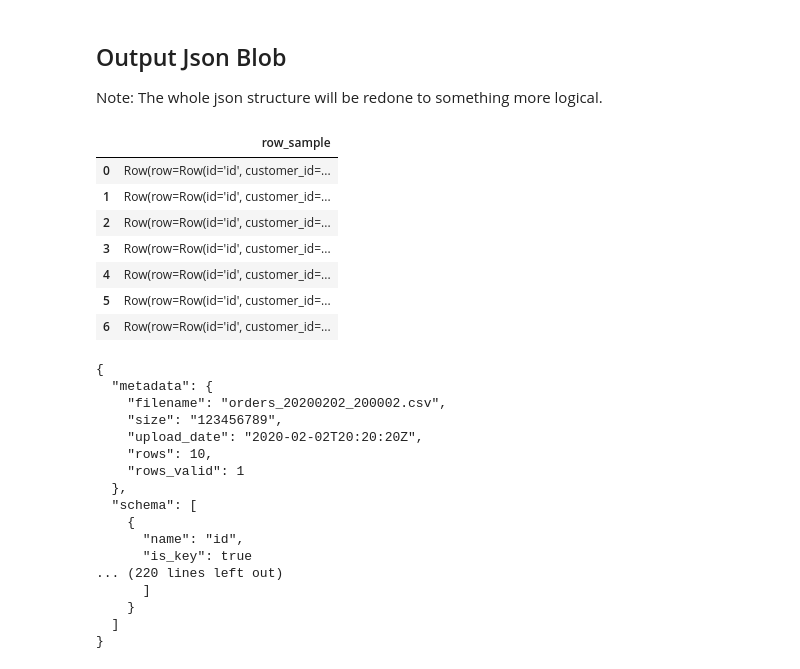
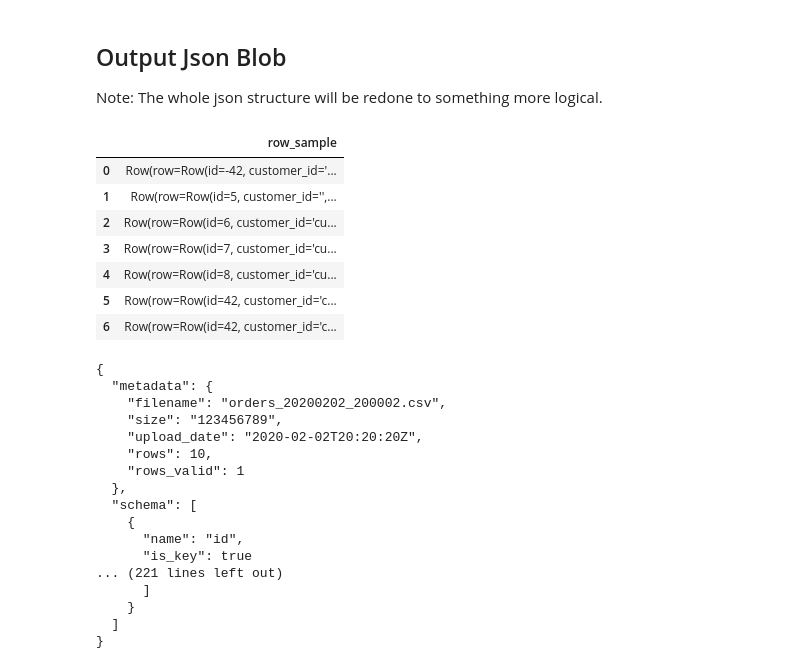
Before and after one commit to jendap/notebooks, a Jupyter notebook: du__dq_rules_as_sql.ipynb, the cells around one changed output. Saved outputs shown, nothing was run; the diff lists cells and outputs as text; code cells hidden in the pictures.

```diff
--- a/du__dq_rules_as_sql.ipynb
+++ b/du__dq_rules_as_sql.ipynb
@@ -168,7 +168,7 @@ columns = [
 dq_rules = [
     DqRule('id_valid', '(id IS NOT NULL) AND (id >= 0)', ['id']),
     DqRule('id_unique', '(COUNT(*) OVER (PARTITION BY id)) = 1', ['id']),
-    DqRule('cutomer_id_valid', '(customer_id IS NOT NULL) AND (LENGTH(customer_id) > 0)', ['customer_id']),
+    DqRule('customer_id_valid', '(customer_id IS NOT NULL) AND (LENGTH(customer_id) > 0)', ['customer_id']),
     DqRule('product_id_not_null', 'product_id IS NOT NULL', ['product_id']),
     DqRule('product_id_valid', 'product_id RLIKE \'product_\\\\d+\'', ['product_id']),
     DqRule(
@@ -630,20 +629,20 @@ Note: The whole json structure will be redone to something more logical.
 # %%
 violations_exprs = [f'IF(NOT {rn}, \'{rn}\', null)' for rn in rule_names]
 violations_expr = f'FILTER(ARRAY({", ".join(violations_exprs)}), v -> v IS NOT NULL)'
-row_expr = _named_struct_str_expr(**{cn: f'"{cn}"' for cn in column_names})
+row_expr = _named_struct_str_expr(**{cn: cn for cn in column_names})
 row_sample_expr = _named_struct_str_expr(row=row_expr, violations=violations_expr)
 row_sample_dfs = sampled_dfs.selectExpr(f'{row_sample_expr} AS row_sample')
 row_sample_df = row_sample_dfs.toPandas()
 row_sample_df.style.set_properties(subset=['row_sample'], **{'max-width': '100%', 'text-align': 'left'})
 # %% [output]
 |  | row_sample |
-| 0 | Row(row=Row(id='id', customer_id=... |
-| 1 | Row(row=Row(id='id', customer_id=... |
-| 2 | Row(row=Row(id='id', customer_id=... |
-| 3 | Row(row=Row(id='id', customer_id=... |
-| 4 | Row(row=Row(id='id', customer_id=... |
-| 5 | Row(row=Row(id='id', customer_id=... |
-| 6 | Row(row=Row(id='id', customer_id=... |
+| 0 | Row(row=Row(id=-42, customer_id='... |
+| 1 | Row(row=Row(id=5, customer_id='',... |
+| 2 | Row(row=Row(id=6, customer_id='cu... |
+| 3 | Row(row=Row(id=7, customer_id='cu... |
+| 4 | Row(row=Row(id=8, customer_id='cu... |
+| 5 | Row(row=Row(id=42, customer_id='c... |
+| 6 | Row(row=Row(id=42, customer_id='c... |
 # %%
 row_sample = [{**rs.asDict(), 'row': rs.asDict()['row'].asDict()} for rs in row_sample_df['row_sample'].to_list()]
 
@@ -672,7 +671,7 @@ print(json.dumps(dq_json_blob, indent=2))
     {
       "name": "id",
       "is_key": true
-... (220 lines left out)
+... (221 lines left out)
       ]
     }
   ]
```
Also changed, not shown: parts of 14 cells of this notebook.
